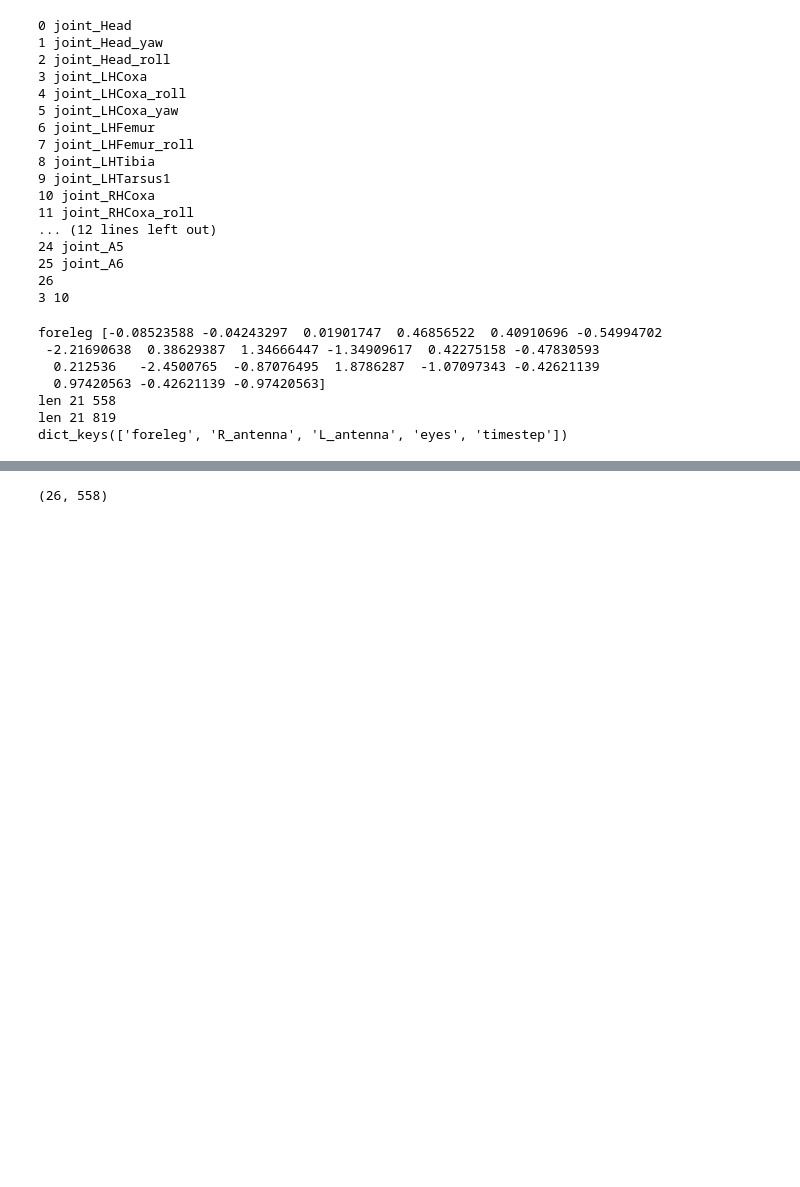
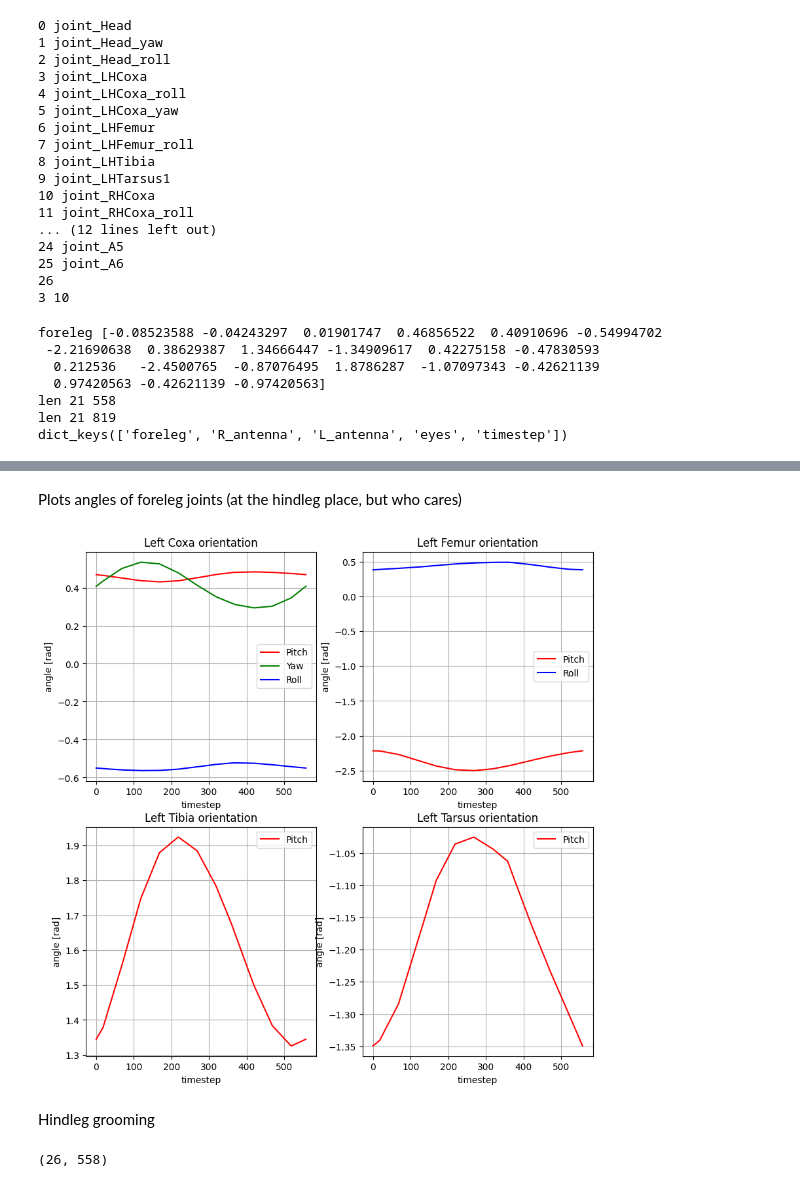
Before and after one commit to NathanMULLER/Project_Mouche, a Jupyter notebook: hindleg_groom.ipynb, the cells around one changed output, grey strips where cells are left out. Saved outputs shown, nothing was run; the diff lists cells and outputs as text; code cells hidden in the pictures; blank space fills up the shorter version.

Commit message:
joint pos plots

```diff
--- a/hindleg_groom.ipynb
+++ b/hindleg_groom.ipynb
@@ -58,3 +108,50 @@ dict_keys(['foreleg', 'R_antenna', 'L_antenna', 'eyes', 'timestep'])
+# %% [markdown]
+Plots angles of foreleg joints (at the hindleg place, but who cares)
+# %%
+import matplotlib.pyplot as plt
+
+plt.figure(figsize=(10, 10))
+
+plt.subplot(2, 2, 1)
+plt.plot(target_joint_angles[3,:], label='Pitch', color='red')
+plt.plot(target_joint_angles[4,:], label='Yaw', color='green')
+plt.plot(target_joint_angles[5,:], label='Roll', color='blue')
+plt.title('Left Coxa orientation')
+plt.xlabel('timestep')
+plt.ylabel('angle [rad]')
+plt.legend()
+plt.grid()
+
+plt.subplot(2, 2, 2)
+plt.plot(target_joint_angles[6,:], label='Pitch', color='red')
+plt.plot(target_joint_angles[7,:], label='Roll', color='blue')
+plt.title('Left Femur orientation')
+plt.xlabel('timestep')
+plt.ylabel('angle [rad]')
+plt.legend()
+plt.grid()
+
+plt.subplot(2, 2, 3)
+plt.plot(target_joint_angles[8,:], label='Pitch', color='red')
+plt.title('Left Tibia orientation')
+plt.xlabel('timestep')
+plt.ylabel('angle [rad]')
+plt.legend()
+plt.grid()
+
+plt.subplot(2, 2, 4)
+plt.plot(target_joint_angles[9,:], label='Pitch', color='red')
+plt.title('Left Tarsus orientation')
+plt.xlabel('timestep')
+plt.ylabel('angle [rad]')
+plt.legend()
+plt.grid()
+
+plt.show()
+# %% [output]
+[figure, added]
+# %% [markdown]
+Hindleg grooming
 # %%
 sim_params = Parameters(
     timestep=timestep,
```
Also changed, not shown: parts of 3 cells of this notebook, 3 other files.
